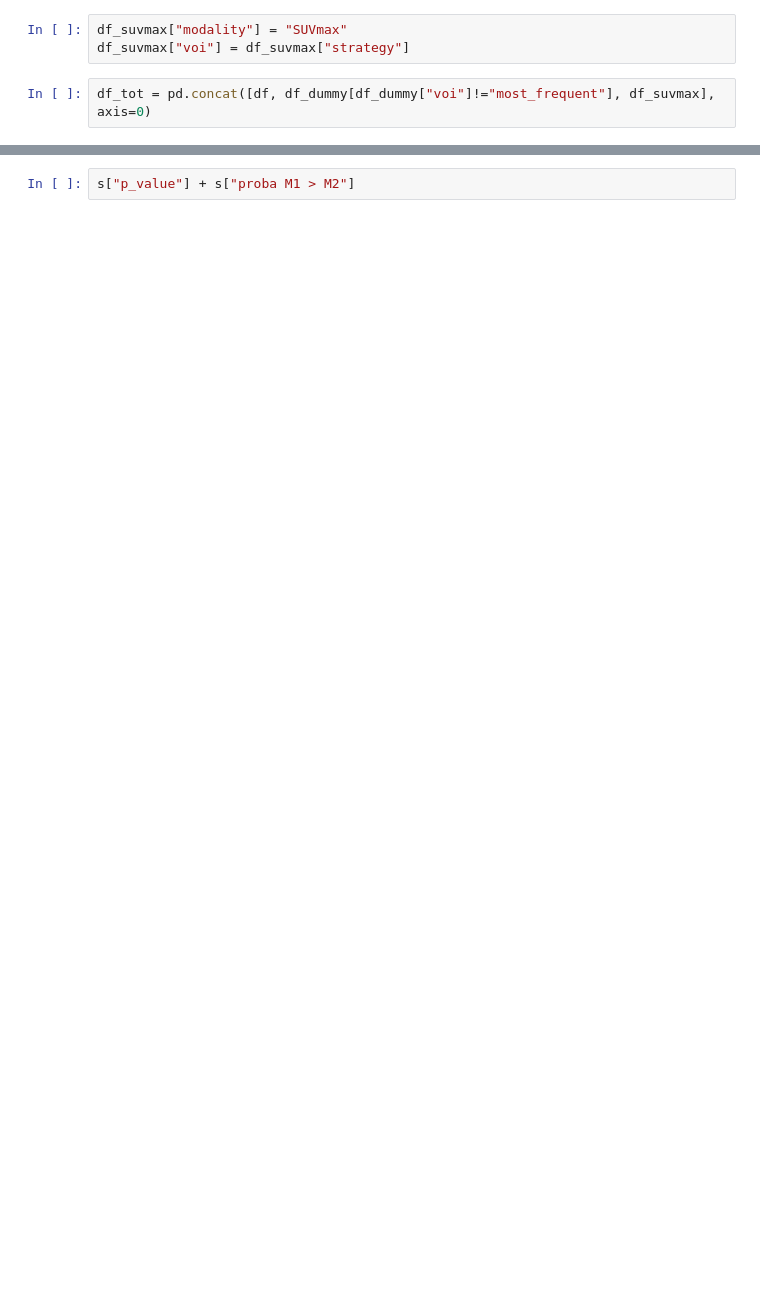
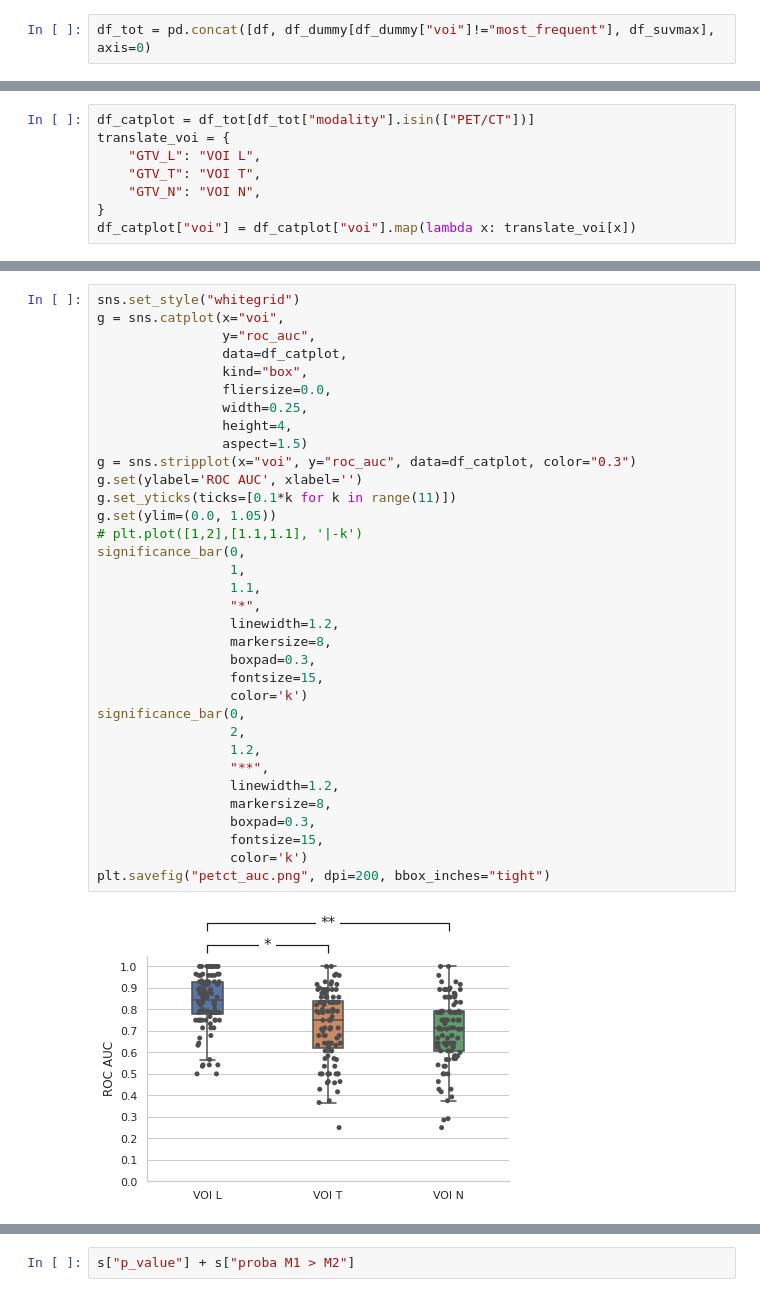
Before and after one commit to voreille/plc_segmentation, a Jupyter notebook: notebooks/analyze_results_radiomics.ipynb, the cells around one changed output, grey strips where cells are left out. Cells and saved outputs as stored; diff of their text form; blank space fills up the shorter version.

```diff
--- a/notebooks/analyze_results_radiomics.ipynb
+++ b/notebooks/analyze_results_radiomics.ipynb
@@ -22,8 +128,5 @@ df[(df["modality"] == "CT") & (df["voi"] == "GTV_N")].mean()
 # %%
 df_dummy["modality"] = "random"
 df_dummy["voi"] = df_dummy["strategy"].map(lambda x: "most_frequent" if x=="prior" else x)
-# %%
-df_suvmax["modality"] = "SUVmax"
-df_suvmax["voi"] = df_suvmax["strategy"]
 # %%
 df_tot = pd.concat([df, df_dummy[df_dummy["voi"]!="most_frequent"], df_suvmax], axis=0)
@@ -49,0 +191,8 @@ s1 = df.loc[(df["modality"]=="PT") & (df["voi"]=="GTV_N"), "roc_auc"].values
+# %%
+df_catplot = df_tot[df_tot["modality"].isin(["PET/CT"])]
+translate_voi = {
+    "GTV_L": "VOI L",
+    "GTV_T": "VOI T",
+    "GTV_N": "VOI N",
+}
+df_catplot["voi"] = df_catplot["voi"].map(lambda x: translate_voi[x])
@@ -49,0 +240,36 @@ s1 = df.loc[(df["modality"]=="PT") & (df["voi"]=="GTV_N"), "roc_auc"].values
+# %%
+sns.set_style("whitegrid")
+g = sns.catplot(x="voi",
+                y="roc_auc",
+                data=df_catplot,
+                kind="box",
+                fliersize=0.0,
+                width=0.25,
+                height=4,
+                aspect=1.5)
+g = sns.stripplot(x="voi", y="roc_auc", data=df_catplot, color="0.3")
+g.set(ylabel='ROC AUC', xlabel='')
+g.set_yticks(ticks=[0.1*k for k in range(11)])
+g.set(ylim=(0.0, 1.05))
+# plt.plot([1,2],[1.1,1.1], '|-k')
+significance_bar(0,
+                 1,
+                 1.1,
+                 "*",
+                 linewidth=1.2,
+                 markersize=8,
+                 boxpad=0.3,
+                 fontsize=15,
+                 color='k')
+significance_bar(0,
+                 2,
+                 1.2,
+                 "**",
+                 linewidth=1.2,
+                 markersize=8,
+                 boxpad=0.3,
+                 fontsize=15,
+                 color='k')
+plt.savefig("petct_auc.png", dpi=200, bbox_inches="tight")
+# %% [output]
+[figure, added]
```
Also changed, not shown: parts of 37 cells of this notebook, 6 other files.
